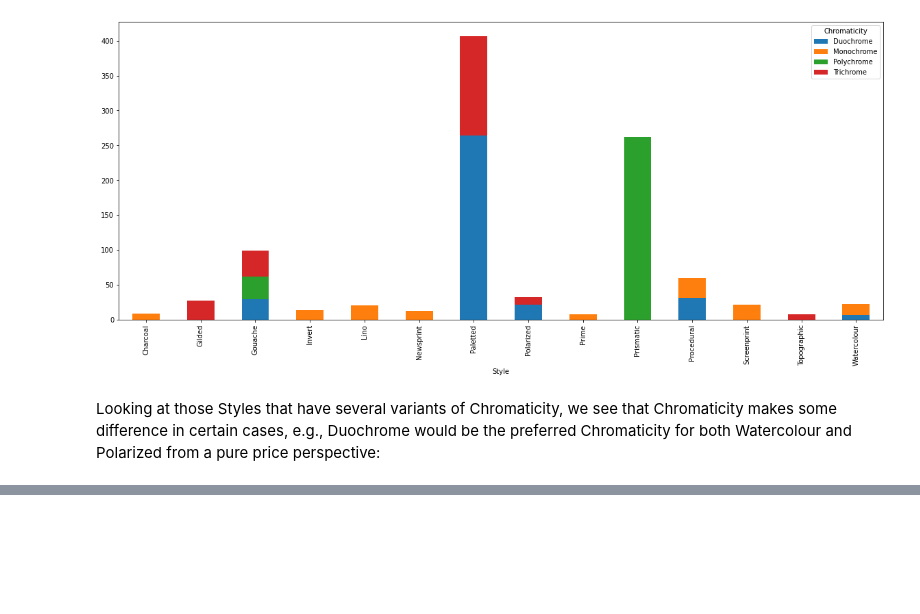
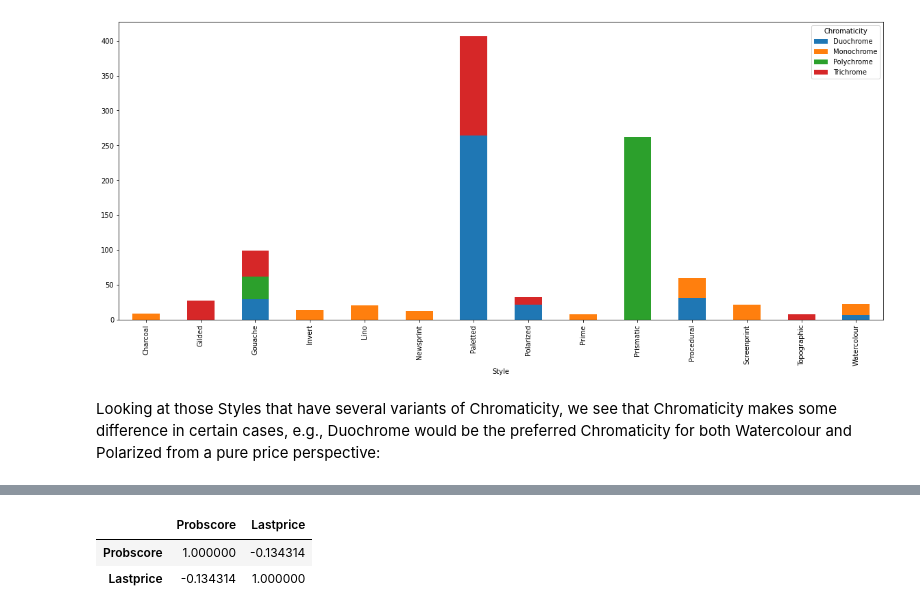
Before and after one commit to ymyke/niftylytics, a Jupyter notebook: meridians.ipynb, the cells around one changed output, grey strips where cells are left out. Cells and saved outputs as stored; diff of their text form; code cells hidden in the pictures; blank space fills up the shorter version.

Commit message:
Add Probscore section

```diff
--- a/meridians.ipynb
+++ b/meridians.ipynb
@@ -213,0 +218,8 @@ fig.show()
+# %%
+fig = px.scatter(df, x="Probscore", y="Lastprice")
+fig.show()
+df[["Probscore", "Lastprice"]].corr()
+# %% [output]
+|  | Probscore | Lastprice |
+| Probscore | 1.000000 | -0.134314 |
+| Lastprice | -0.134314 | 1.000000 |
```
Also changed, not shown: parts of 1 cell of this notebook.
